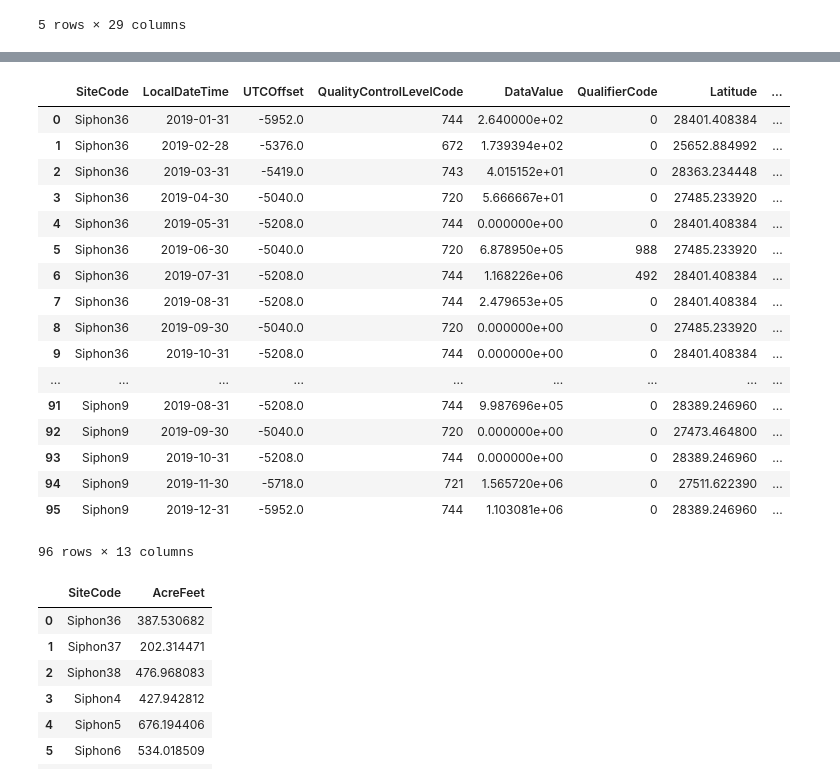
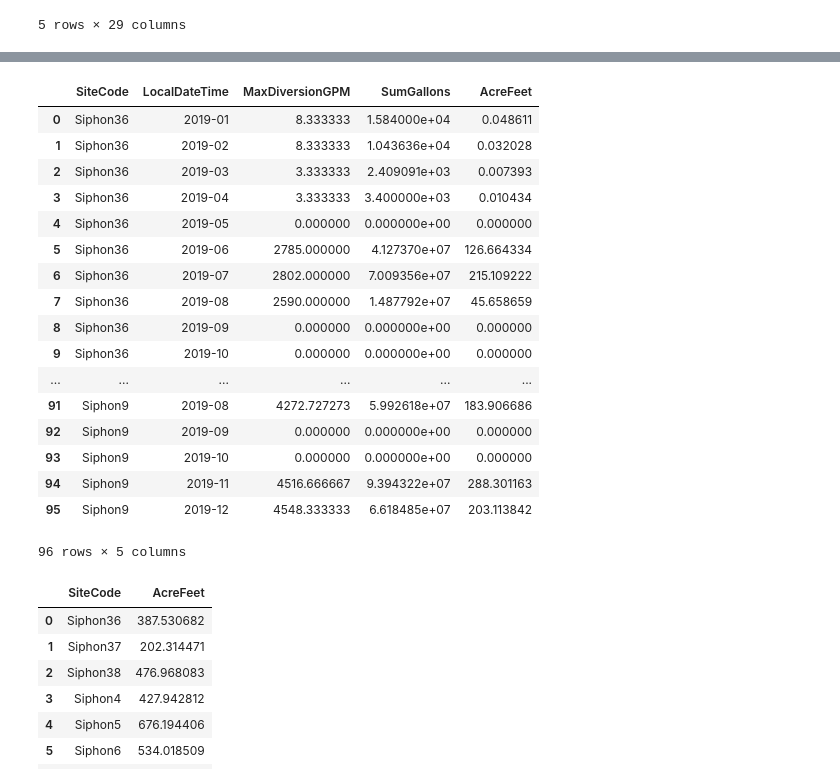
Before and after one commit to tnc-ca-geo/diversion, a Jupyter notebook: Step10_create_SB88_water_use_detail_tables.ipynb, the cells around one changed output, grey strips where cells are left out. Saved outputs shown, nothing was run; the diff lists cells and outputs as text; code cells hidden in the pictures.

```diff
--- a/Step10_create_SB88_water_use_detail_tables.ipynb
+++ b/Step10_create_SB88_water_use_detail_tables.ipynb
@@ -184,8 +184,12 @@ See the caveats in the documentation: http://pandas.pydata.org/pandas-docs/stabl
 5 rows × 29 columns
 # %%
 df['Gallons'] = df.DataValue * 60
-df_month = df.groupby(['SiteCode']).resample('M').sum().reset_index()
-df_month
+
+df_month = (df.groupby(['SiteCode', df.index.to_period("M")])
+            .agg({'Gallons':'sum', 'DataValue':'max'})
+            .reset_index()
+            .rename(columns={'DataValue':'MaxDiversionGPM', 'Gallons':'SumGallons'})
+           )
 # %% [output]
 A value is trying to be set on a copy of a slice from a DataFrame.
 Try using .loc[row_indexer,col_indexer] = value instead
@@ -213,24 +220,24 @@ See the caveats in the documentation: http://pandas.pydata.org/pandas-docs/stabl
 # %%
-df_month['AcreFeet'] = df_month.Gallons / 325851
+df_month['AcreFeet'] = df_month.SumGallons / 325851
 df_month
 # %% [output]
-|  | SiteCode | LocalDateTime | UTCOffset | QualityControlLevelCode | DataValue | QualifierCode | Latitude | ... |
-| 0 | Siphon36 | 2019-01-31 | -5952.0 | 744 | 2.640000e+02 | 0 | 28401.408384 | ... |
-| 1 | Siphon36 | 2019-02-28 | -5376.0 | 672 | 1.739394e+02 | 0 | 25652.884992 | ... |
-| 2 | Siphon36 | 2019-03-31 | -5419.0 | 743 | 4.015152e+01 | 0 | 28363.234448 | ... |
-| 3 | Siphon36 | 2019-04-30 | -5040.0 | 720 | 5.666667e+01 | 0 | 27485.233920 | ... |
-| 4 | Siphon36 | 2019-05-31 | -5208.0 | 744 | 0.000000e+00 | 0 | 28401.408384 | ... |
-| 5 | Siphon36 | 2019-06-30 | -5040.0 | 720 | 6.878950e+05 | 988 | 27485.233920 | ... |
-| 6 | Siphon36 | 2019-07-31 | -5208.0 | 744 | 1.168226e+06 | 492 | 28401.408384 | ... |
-| 7 | Siphon36 | 2019-08-31 | -5208.0 | 744 | 2.479653e+05 | 0 | 28401.408384 | ... |
-| 8 | Siphon36 | 2019-09-30 | -5040.0 | 720 | 0.000000e+00 | 0 | 27485.233920 | ... |
-| 9 | Siphon36 | 2019-10-31 | -5208.0 | 744 | 0.000000e+00 | 0 | 28401.408384 | ... |
-| ... | ... | ... | ... | ... | ... | ... | ... | ... |
-| 91 | Siphon9 | 2019-08-31 | -5208.0 | 744 | 9.987696e+05 | 0 | 28389.246960 | ... |
-| 92 | Siphon9 | 2019-09-30 | -5040.0 | 720 | 0.000000e+00 | 0 | 27473.464800 | ... |
-| 93 | Siphon9 | 2019-10-31 | -5208.0 | 744 | 0.000000e+00 | 0 | 28389.246960 | ... |
-| 94 | Siphon9 | 2019-11-30 | -5718.0 | 721 | 1.565720e+06 | 0 | 27511.622390 | ... |
-| 95 | Siphon9 | 2019-12-31 | -5952.0 | 744 | 1.103081e+06 | 0 | 28389.246960 | ... |
+|  | SiteCode | LocalDateTime | MaxDiversionGPM | SumGallons | AcreFeet |
+| 0 | Siphon36 | 2019-01 | 8.333333 | 1.584000e+04 | 0.048611 |
+| 1 | Siphon36 | 2019-02 | 8.333333 | 1.043636e+04 | 0.032028 |
+| 2 | Siphon36 | 2019-03 | 3.333333 | 2.409091e+03 | 0.007393 |
+| 3 | Siphon36 | 2019-04 | 3.333333 | 3.400000e+03 | 0.010434 |
+| 4 | Siphon36 | 2019-05 | 0.000000 | 0.000000e+00 | 0.000000 |
+| 5 | Siphon36 | 2019-06 | 2785.000000 | 4.127370e+07 | 126.664334 |
+| 6 | Siphon36 | 2019-07 | 2802.000000 | 7.009356e+07 | 215.109222 |
+| 7 | Siphon36 | 2019-08 | 2590.000000 | 1.487792e+07 | 45.658659 |
+| 8 | Siphon36 | 2019-09 | 0.000000 | 0.000000e+00 | 0.000000 |
+| 9 | Siphon36 | 2019-10 | 0.000000 | 0.000000e+00 | 0.000000 |
+| ... | ... | ... | ... | ... | ... |
+| 91 | Siphon9 | 2019-08 | 4272.727273 | 5.992618e+07 | 183.906686 |
+| 92 | Siphon9 | 2019-09 | 0.000000 | 0.000000e+00 | 0.000000 |
+| 93 | Siphon9 | 2019-10 | 0.000000 | 0.000000e+00 | 0.000000 |
+| 94 | Siphon9 | 2019-11 | 4516.666667 | 9.394322e+07 | 288.301163 |
+| 95 | Siphon9 | 2019-12 | 4548.333333 | 6.618485e+07 | 203.113842 |
-96 rows × 13 columns
+96 rows × 5 columns
 # %%
 #Export monthly data
```
Also changed, not shown: parts of 3 cells of this notebook.
